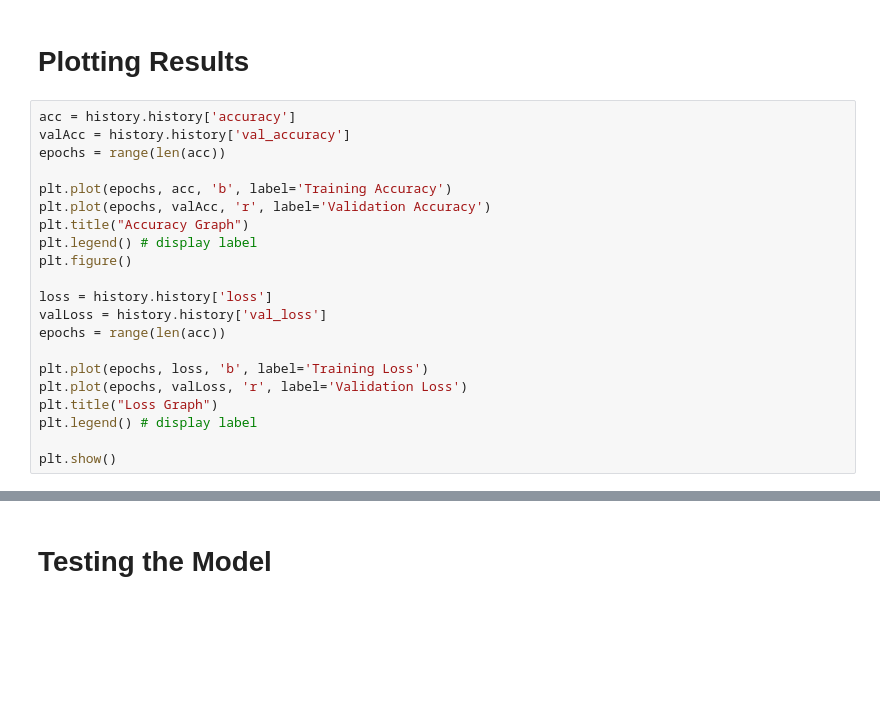
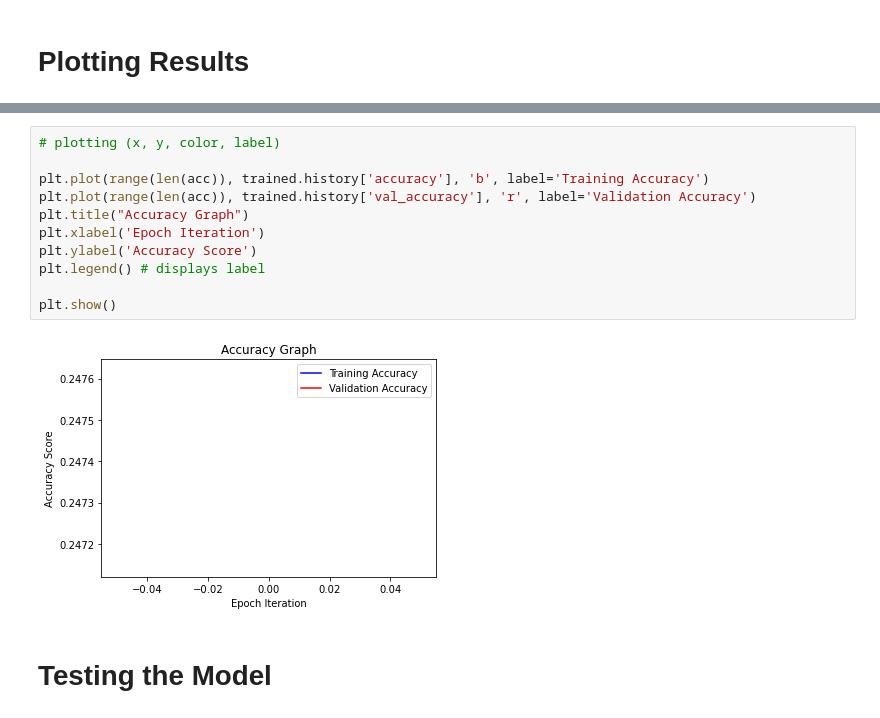
Before and after one commit to elisa-arenas/Emotion-Recognition-Deep-Learning, a Jupyter notebook: facialRecognition.ipynb, the cells around one changed output, grey strips where cells are left out. Drawn from its saved outputs; the diff is of its cells as text; blank space fills up the shorter version.

```diff
--- a/facialRecognition.ipynb
+++ b/facialRecognition.ipynb
@@ -195,23 +183,2 @@ history = modelCNN.fit(x=xTrain, y=yTrain, batch_size=128, epochs=1, validation_
 # %% [markdown]
 # Plotting Results
-# %%
-acc = history.history['accuracy']
-valAcc = history.history['val_accuracy']
-epochs = range(len(acc))
-
-plt.plot(epochs, acc, 'b', label='Training Accuracy')
-plt.plot(epochs, valAcc, 'r', label='Validation Accuracy')
-plt.title("Accuracy Graph")
-plt.legend() # display label
-plt.figure()
-
-loss = history.history['loss']
-valLoss = history.history['val_loss']
-epochs = range(len(acc))
-
-plt.plot(epochs, loss, 'b', label='Training Loss')
-plt.plot(epochs, valLoss, 'r', label='Validation Loss')
-plt.title("Loss Graph")
-plt.legend() # display label
-
-plt.show()
@@ -221,3 +185,16 @@ plt.show()
+# %%
+# plotting (x, y, color, label)
+
+plt.plot(range(len(acc)), trained.history['accuracy'], 'b', label='Training Accuracy')
+plt.plot(range(len(acc)), trained.history['val_accuracy'], 'r', label='Validation Accuracy')
+plt.title("Accuracy Graph")
+plt.xlabel('Epoch Iteration')
+plt.ylabel('Accuracy Score')
+plt.legend() # displays label
+
+plt.show()
+# %% [output]
+[figure, added]
 # %% [markdown]
 # Testing the Model
 # %%
```
Also changed, not shown: parts of 12 cells of this notebook.
